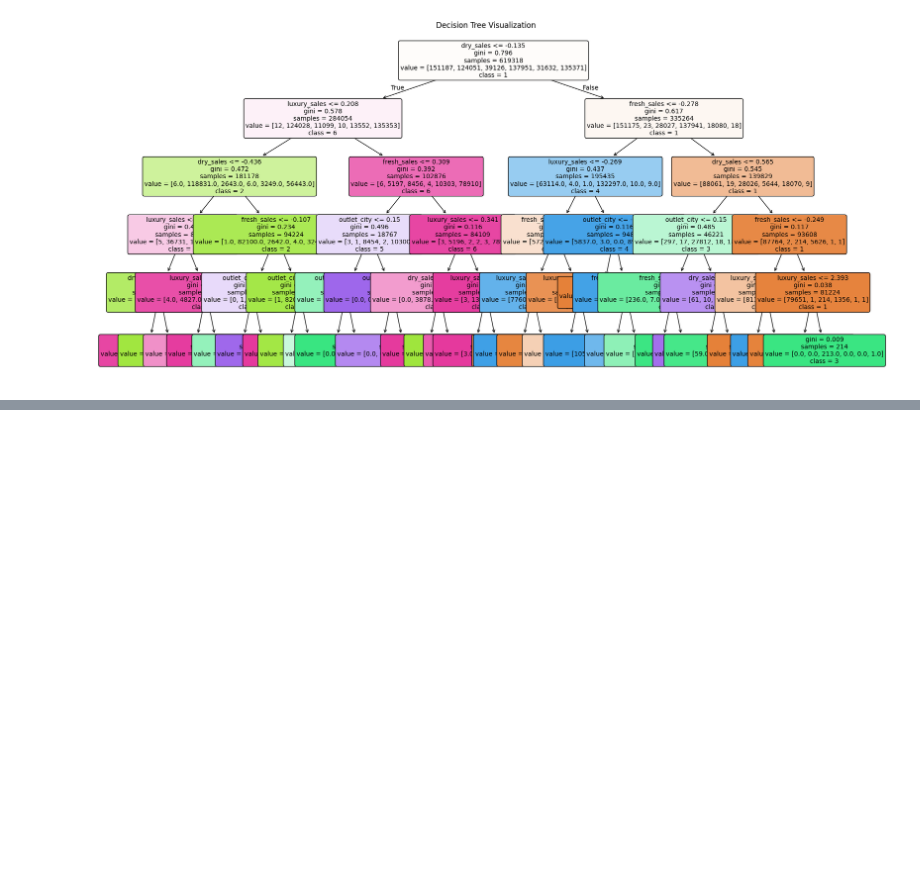
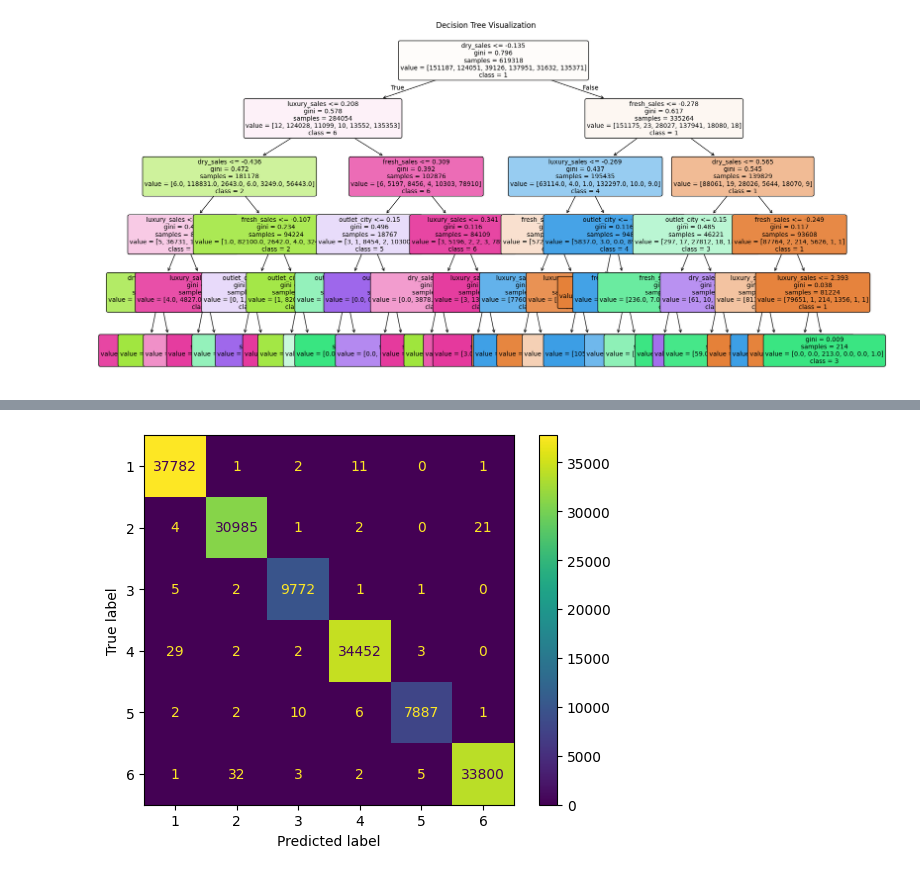
Before and after one commit to Visionary-DataWorks/DSPL-Project, a Jupyter notebook: Decision_Tree_Model.ipynb, the cells around one changed output, grey strips where cells are left out. Saved outputs shown, nothing was run; the diff lists cells and outputs as text; code cells hidden in the pictures; blank space fills up the shorter version.

```diff
--- a/Decision_Tree_Model.ipynb
+++ b/Decision_Tree_Model.ipynb
@@ -232,0 +239,25 @@ plt.show()
+# %%
+# Initialize Decision Tree model
+dtree = DecisionTreeClassifier(random_state=42)
+
+# Define hyperparameter grid
+param_grid = {
+    'criterion': ['gini', 'entropy'],         # Criterion for splitting
+    'max_depth': [5, 10, 15, 20, None],       # Maximum depth of tree
+    'min_samples_split': [2, 5, 10],          # Minimum samples required to split a node
+    'min_samples_leaf': [1, 2, 5]             # Minimum samples in a leaf node
+}
+# %%
+from sklearn.model_selection import GridSearchCV
+
+# Perform GridSearchCV
+grid_search = GridSearchCV(
+    estimator=dtree,
+    param_grid=param_grid,
+    cv=5,               # 5-fold cross-validation
+    scoring='accuracy', # Optimize for accuracy
+    n_jobs=-1           # Use all CPU cores
+)
+
+# Fit model to training data
+grid_search.fit(x_train_scaled, y_train)
@@ -232,0 +280,6 @@ plt.show()
+# %%
+# Use the best Decision Tree model
+best_dtree = grid_search.best_estimator_
+
+# Predict on test data
+y_pred_dtree = best_dtree.predict(x_test_scaled)
@@ -232,0 +308,8 @@ plt.show()
+# %%
+# Confusion Matrix
+dt_cm = confusion_matrix(y_test, y_pred_dtree, labels=best_dtree.classes_)
+dt_cm_disp = ConfusionMatrixDisplay(dt_cm, display_labels=best_dtree.classes_)
+dt_cm_disp.plot()
+plt.show()
+# %% [output]
+[figure, added]
```
Also changed, not shown: parts of 12 cells of this notebook.
